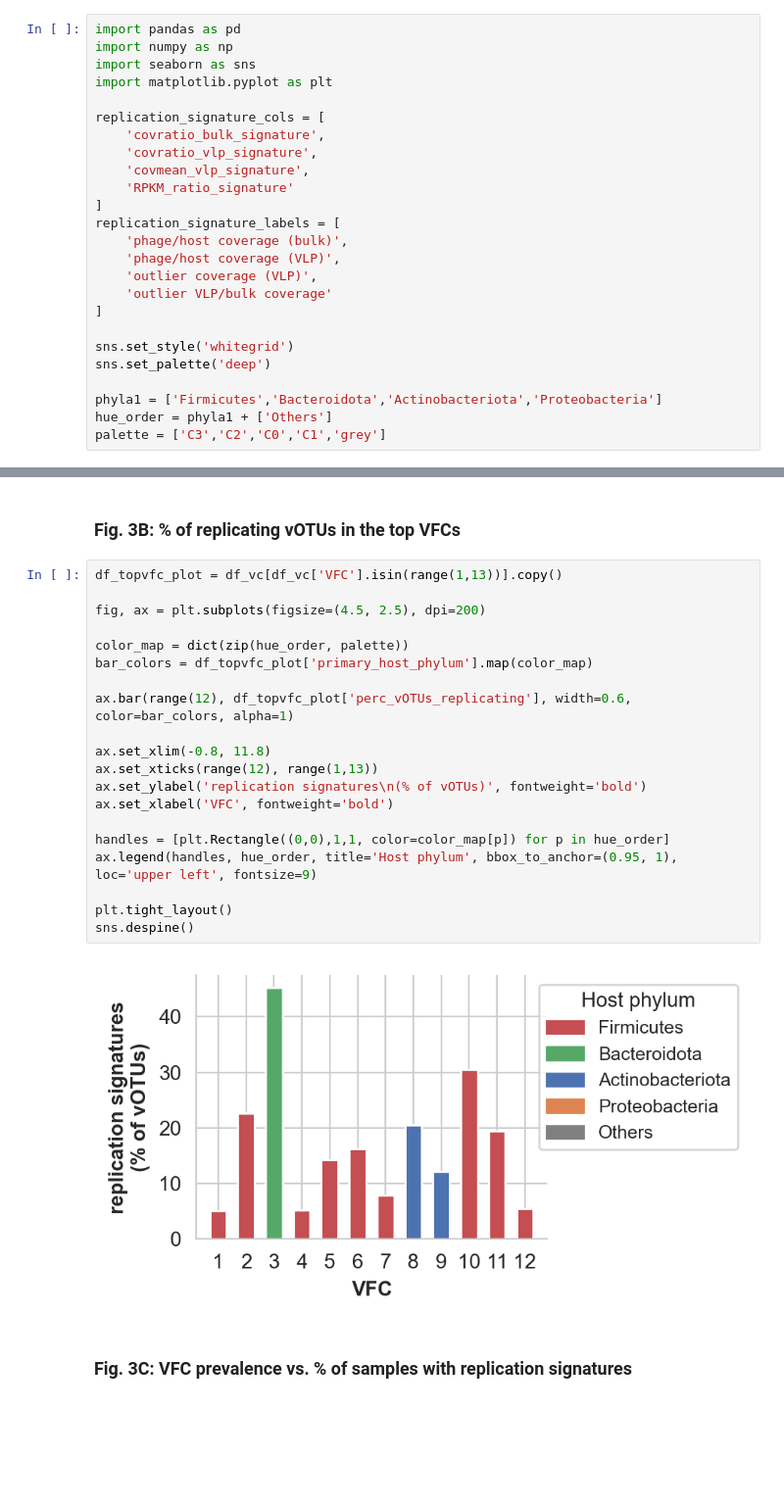
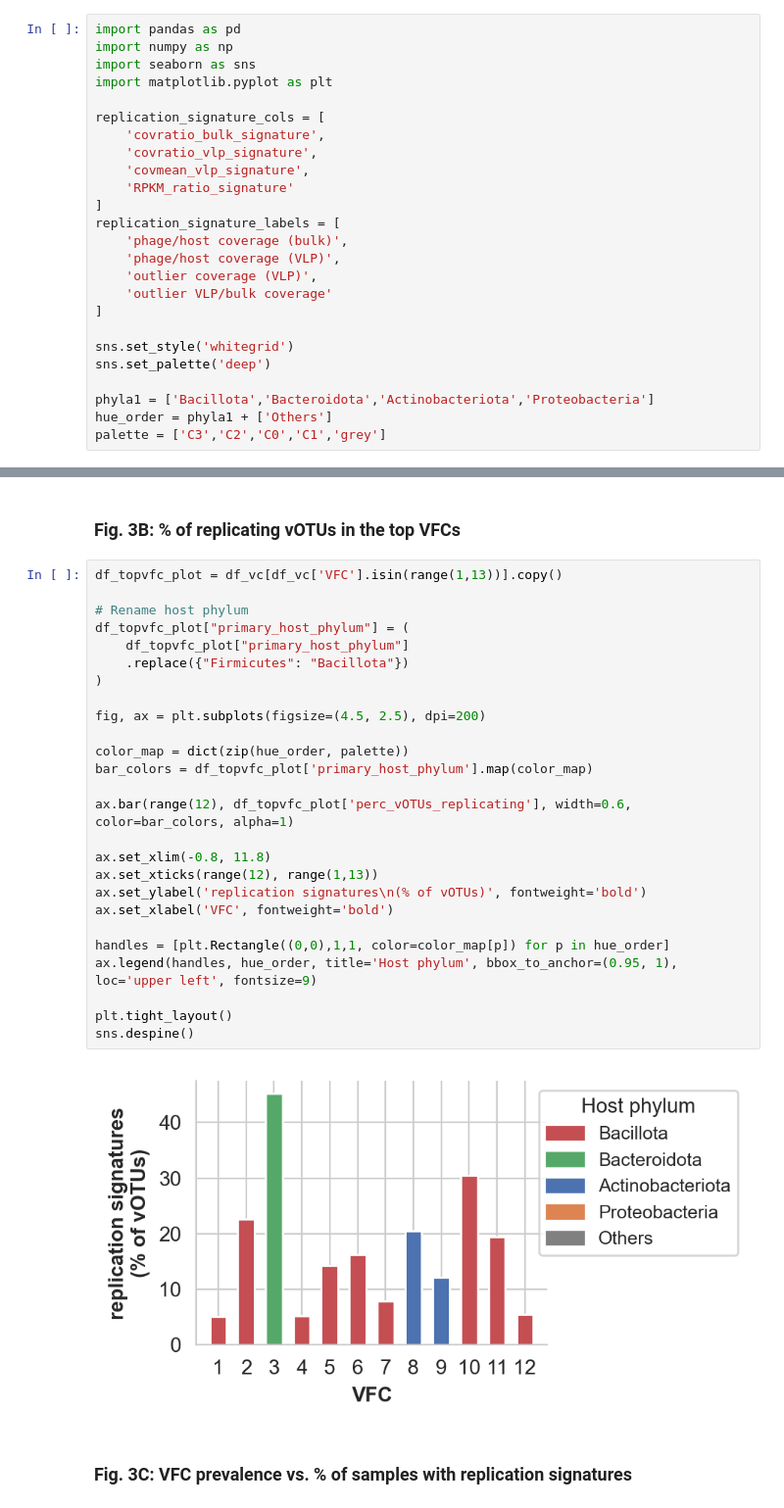
Before and after one commit to CSB5/SPMP_Phages, a Jupyter notebook: figures/notebooks/Fig3BC_S21_S22_VFC_replication_signatures.ipynb, the cells around one changed output, grey strips where cells are left out. Shown at 98% size. Cells and saved outputs as stored; diff of their text form; blank space fills up the shorter version.

Commit message:
Renamed Firmicutes to Bacillota

```diff
--- a/figures/notebooks/Fig3BC_S21_S22_VFC_replication_signatures.ipynb
+++ b/figures/notebooks/Fig3BC_S21_S22_VFC_replication_signatures.ipynb
@@ -26,7 +26,7 @@ replication_signature_labels = [
 sns.set_style('whitegrid')
 sns.set_palette('deep')
 
-phyla1 = ['Firmicutes','Bacteroidota','Actinobacteriota','Proteobacteria']
+phyla1 = ['Bacillota','Bacteroidota','Actinobacteriota','Proteobacteria']
 hue_order = phyla1 + ['Others']
 palette = ['C3','C2','C0','C1','grey']
 # %%
@@ -39,26 +39,32 @@ df = df.merge(df_v, on='votu_id', how='left').merge(df_vc[['VFC','VC_size']], on
 ### Fig. 3B: % of replicating vOTUs in the top VFCs
 # %%
 df_topvfc_plot = df_vc[df_vc['VFC'].isin(range(1,13))].copy()
+
+# Rename host phylum
+df_topvfc_plot["primary_host_phylum"] = (
+    df_topvfc_plot["primary_host_phylum"]
+    .replace({"Firmicutes": "Bacillota"})
+)
 
 fig, ax = plt.subplots(figsize=(4.5, 2.5), dpi=200)
 
 color_map = dict(zip(hue_order, palette))
 bar_colors = df_topvfc_plot['primary_host_phylum'].map(color_map)
 
 ax.bar(range(12), df_topvfc_plot['perc_vOTUs_replicating'], width=0.6, color=bar_colors, alpha=1)
 
 ax.set_xlim(-0.8, 11.8)
 ax.set_xticks(range(12), range(1,13))
 ax.set_ylabel('replication signatures\n(% of vOTUs)', fontweight='bold')
 ax.set_xlabel('VFC', fontweight='bold')
 
 handles = [plt.Rectangle((0,0),1,1, color=color_map[p]) for p in hue_order]
 ax.legend(handles, hue_order, title='Host phylum', bbox_to_anchor=(0.95, 1), loc='upper left', fontsize=9)
 
 plt.tight_layout()
 sns.despine()
 # %% [output]
-[figure, old version]
+[figure, new version]
 # %% [markdown]
 ### Fig. 3C: VFC prevalence vs. % of samples with replication signatures
 # %%
```
Also changed, not shown: parts of 1 cell of this notebook, 5 other files.
